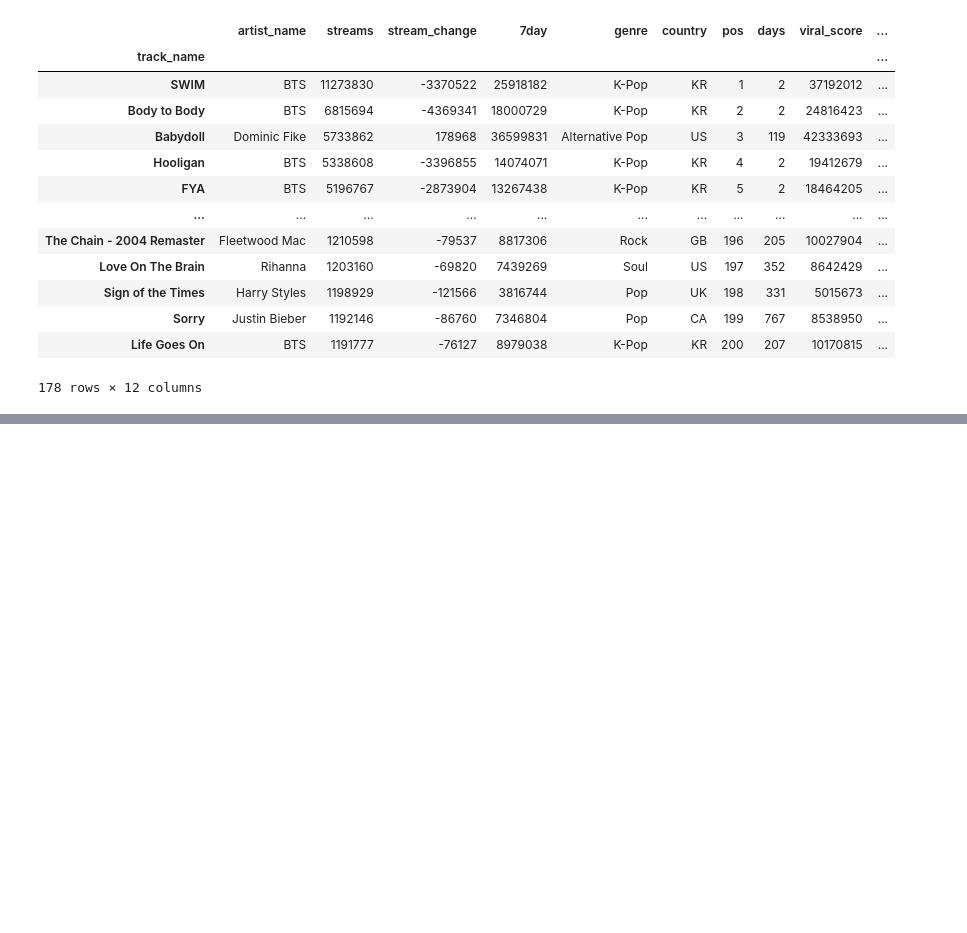
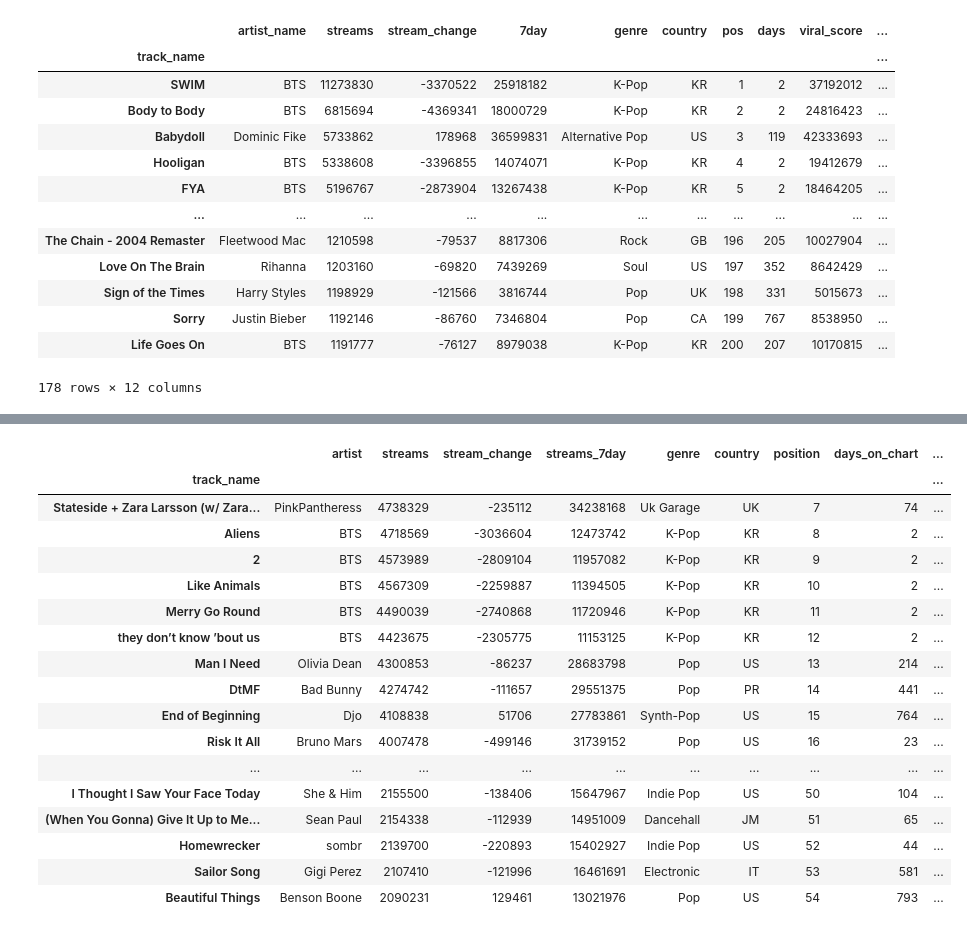
Before and after one commit to olegbyte-del/data_cleaning_spotify_global_trends, a Jupyter notebook: spotify_global_trends_data_cleaning.ipynb, the cells around one changed output, grey strips where cells are left out. Saved outputs shown, nothing was run; the diff lists cells and outputs as text; code cells hidden in the pictures; blank space fills up the shorter version.

```diff
--- a/spotify_global_trends_data_cleaning.ipynb
+++ b/spotify_global_trends_data_cleaning.ipynb
@@ -108,0 +115,27 @@ spotify_dtb_df
+# %%
+spotify_dtb_df.loc['White Keys', 'country'] = "US"
+spotify_dtb_df.loc['American Girls', 'country'] = "US"
+spotify_dtb_df.loc['iloveitiloveitiloveit', 'genre'] = "Indie Pop"
+spotify_dtb_df.loc['EoO', 'genre'] = "Reggaeton"
+spotify_dtb_df.loc['Risk It All', 'genre'] = "Pop"
+spotify_dtb_df.loc['White Keys', 'genre'] = "Indie Pop"
+spotify_dtb_df.iloc[6:51]
+# %% [output]
+|  | artist | streams | stream_change | streams_7day | genre | country | position | days_on_chart | ... |
+| track_name |  |  |  |  |  |  |  |  | ... |
+| Stateside + Zara Larsson (w/ Zara... | PinkPantheress | 4738329 | -235112 | 34238168 | Uk Garage | UK | 7 | 74 | ... |
+| Aliens | BTS | 4718569 | -3036604 | 12473742 | K-Pop | KR | 8 | 2 | ... |
+| 2 | BTS | 4573989 | -2809104 | 11957082 | K-Pop | KR | 9 | 2 | ... |
+| Like Animals | BTS | 4567309 | -2259887 | 11394505 | K-Pop | KR | 10 | 2 | ... |
+| Merry Go Round | BTS | 4490039 | -2740868 | 11720946 | K-Pop | KR | 11 | 2 | ... |
+| they don’t know ’bout us | BTS | 4423675 | -2305775 | 11153125 | K-Pop | KR | 12 | 2 | ... |
+| Man I Need | Olivia Dean | 4300853 | -86237 | 28683798 | Pop | US | 13 | 214 | ... |
+| DtMF | Bad Bunny | 4274742 | -111657 | 29551375 | Pop | PR | 14 | 441 | ... |
+| End of Beginning | Djo | 4108838 | 51706 | 27783861 | Synth-Pop | US | 15 | 764 | ... |
+| Risk It All | Bruno Mars | 4007478 | -499146 | 31739152 | Pop | US | 16 | 23 | ... |
+| ... | ... | ... | ... | ... | ... | ... | ... | ... | ... |
+| I Thought I Saw Your Face Today | She & Him | 2155500 | -138406 | 15647967 | Indie Pop | US | 50 | 104 | ... |
+| (When You Gonna) Give It Up to Me... | Sean Paul | 2154338 | -112939 | 14951009 | Dancehall | JM | 51 | 65 | ... |
+| Homewrecker | sombr | 2139700 | -220893 | 15402927 | Indie Pop | US | 52 | 44 | ... |
+| Sailor Song | Gigi Perez | 2107410 | -121996 | 16461691 | Electronic | IT | 53 | 581 | ... |
+| Beautiful Things | Benson Boone | 2090231 | 129461 | 13021976 | Pop | US | 54 | 793 | ... |
```
Also changed, not shown: parts of 5 cells of this notebook, 1 other file.
